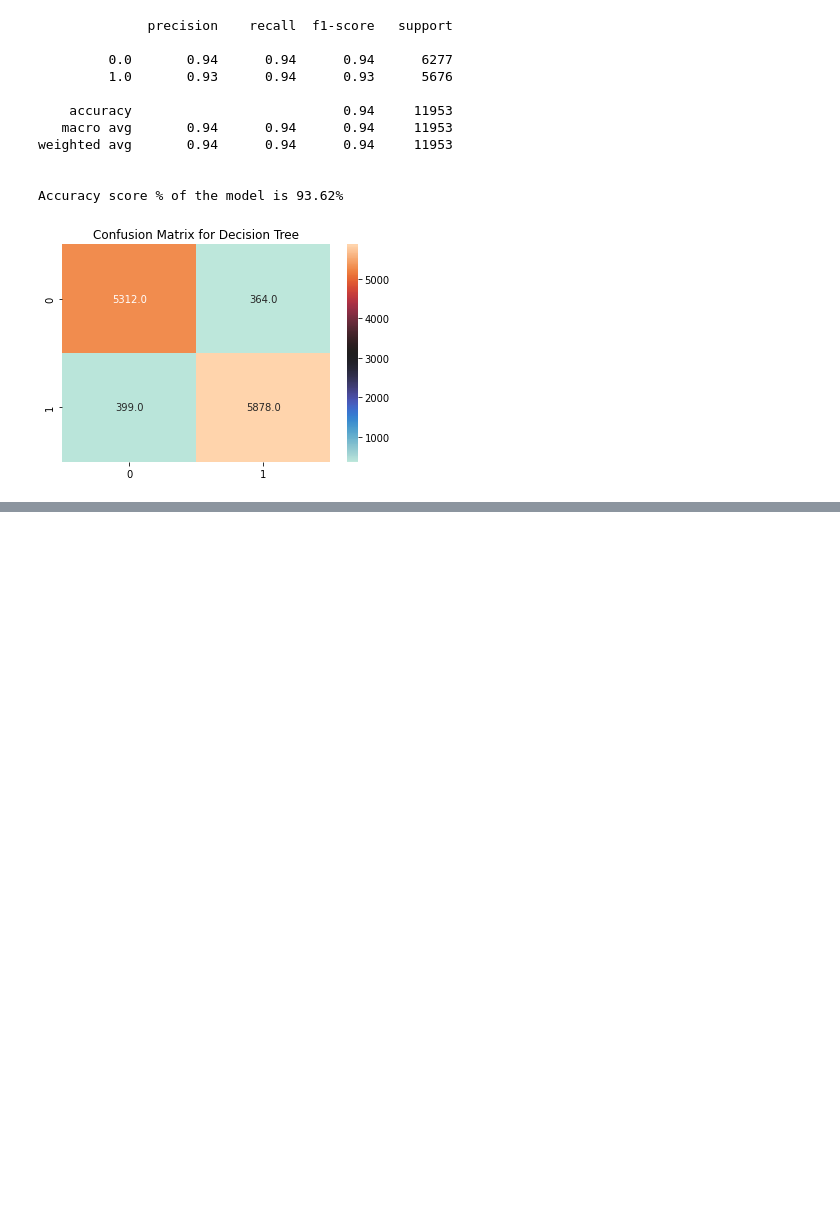
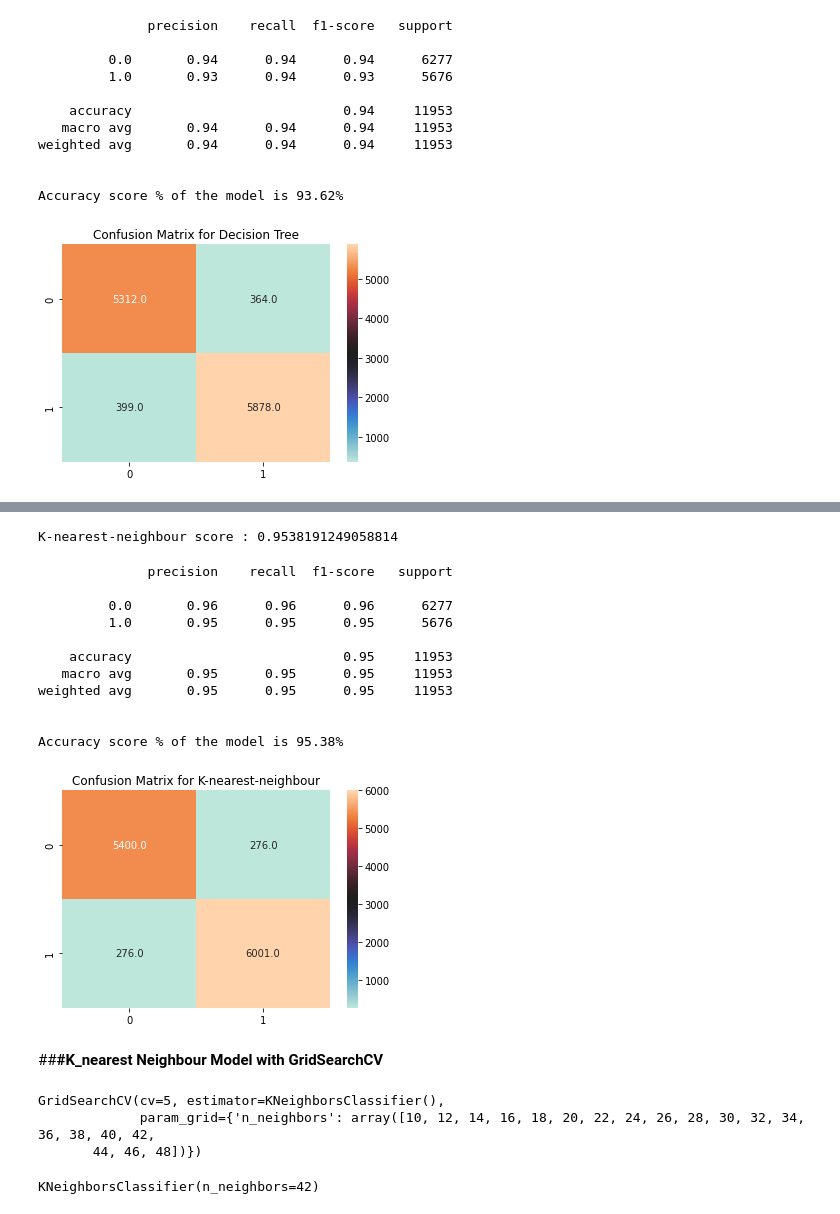
Before and after one commit to Rahulchauhan1612/Airline-Passenger-Referral-Prediction, a Jupyter notebook: Airline_Passenger_Referral_Prediction.ipynb, the cells around one changed output, grey strips where cells are left out. Cells and saved outputs as stored; diff of their text form; code cells hidden in the pictures; blank space fills up the shorter version.

```diff
--- a/Airline_Passenger_Referral_Prediction.ipynb
+++ b/Airline_Passenger_Referral_Prediction.ipynb
@@ -831,0 +990,51 @@ Accuracy score % of the model is 93.62%
+# %%
+#using knn model:
+knn = KNeighborsClassifier()
+knn.fit(X_train,y_train)
+score=knn.score(X_test,y_test)
+print(f'K-nearest-neighbour score : {score}')
+# %% [output]
+K-nearest-neighbour score : 0.9538191249058814
+# %%
+#model evaluation
+pred_value = knn.predict(X_test)
+
+print(metrics.classification_report(y_test,pred_value))
+cm = confusion_matrix(y_test,pred_value,labels=[1,0])
+
+print(f'\nAccuracy score % of the model is {round(accuracy_score(y_test,pred_value)*100,2)}%\n')
+sns.heatmap(cm, annot=True, fmt = ".1f",cmap='icefire')
+plt.title('Confusion Matrix for K-nearest-neighbour')
+
+
+#calling function to append evaluation metrices
+evaluation_metrics_df=evaluation_metric('K-nearest-neighbour',y_test,pred_value,evaluation_metrics_df)
+# %% [output]
+              precision    recall  f1-score   support
+
+         0.0       0.96      0.96      0.96      6277
+         1.0       0.95      0.95      0.95      5676
+
+    accuracy                           0.95     11953
+   macro avg       0.95      0.95      0.95     11953
+weighted avg       0.95      0.95      0.95     11953
+
+
+Accuracy score % of the model is 95.38%
+[figure, added]
+# %% [markdown]
+##**#K_nearest Neighbour Model with GridSearchCV**
+# %%
+#hyperparametric tuning to get best estimator for knn
+knn_params = {'n_neighbors':np.arange(10,50,2)}
+knn_grid = GridSearchCV(knn, knn_params, cv=5)
+knn_grid.fit(X_train, y_train)
+# %% [output]
+GridSearchCV(cv=5, estimator=KNeighborsClassifier(),
+             param_grid={'n_neighbors': array([10, 12, 14, 16, 18, 20, 22, 24, 26, 28, 30, 32, 34, 36, 38, 40, 42,
+       44, 46, 48])})
+# %%
+#getting best estimator
+knn_grid.best_estimator_
+# %% [output]
+KNeighborsClassifier(n_neighbors=42)
```
Also changed, not shown: parts of 53 cells of this notebook.
